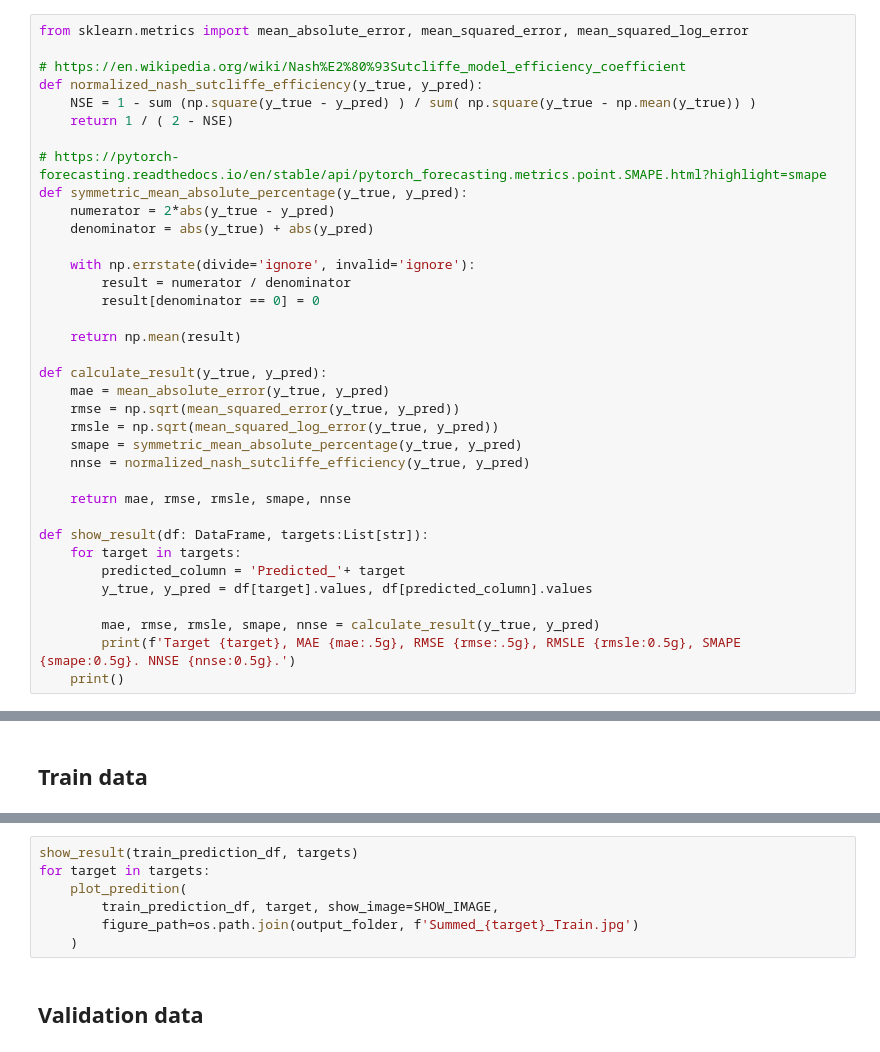
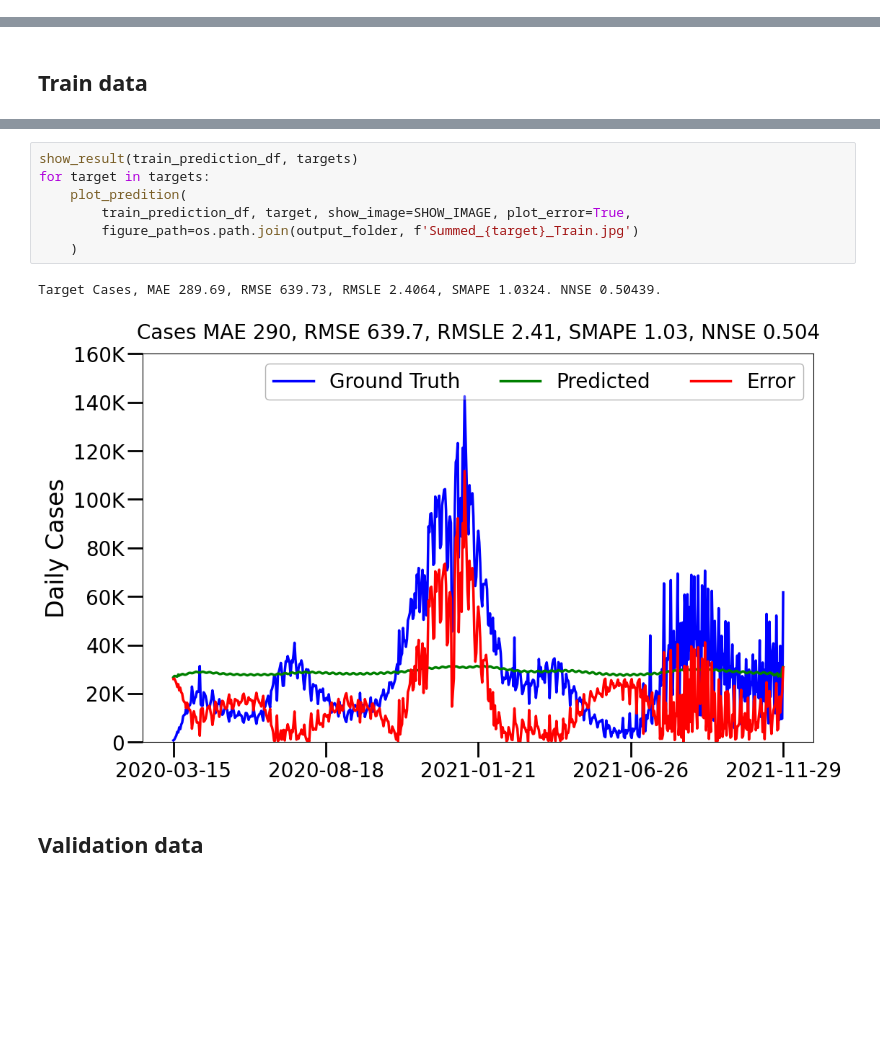
Before and after one commit to Data-ScienceHub/gpce-covid, a Jupyter notebook: Related Works/LSTM_train.ipynb, the cells around one changed output, grey strips where cells are left out. Drawn from its saved outputs; the diff is of its cells as text; blank space fills up the shorter version.

Commit message:
update related works training checkpoint

```diff
--- a/Related Works/LSTM_train.ipynb
+++ b/Related Works/LSTM_train.ipynb
@@ -345,36 +175,0 @@ def process_prediction(
-# %%
-from sklearn.metrics import mean_absolute_error, mean_squared_error, mean_squared_log_error
-
-# https://en.wikipedia.org/wiki/Nash%E2%80%93Sutcliffe_model_efficiency_coefficient
-def normalized_nash_sutcliffe_efficiency(y_true, y_pred):
-    NSE = 1 - sum (np.square(y_true - y_pred) ) / sum( np.square(y_true - np.mean(y_true)) )
-    return 1 / ( 2 - NSE)
-
-# https://pytorch-forecasting.readthedocs.io/en/stable/api/pytorch_forecasting.metrics.point.SMAPE.html?highlight=smape
-def symmetric_mean_absolute_percentage(y_true, y_pred):
-    numerator = 2*abs(y_true - y_pred)
-    denominator = abs(y_true) + abs(y_pred)
-
-    with np.errstate(divide='ignore', invalid='ignore'):
-        result = numerator / denominator
-        result[denominator == 0] = 0
-
-    return np.mean(result)
-
-def calculate_result(y_true, y_pred):
-    mae = mean_absolute_error(y_true, y_pred)
-    rmse = np.sqrt(mean_squared_error(y_true, y_pred))
-    rmsle = np.sqrt(mean_squared_log_error(y_true, y_pred))
-    smape = symmetric_mean_absolute_percentage(y_true, y_pred)
-    nnse = normalized_nash_sutcliffe_efficiency(y_true, y_pred)
-
-    return mae, rmse, rmsle, smape, nnse
-
-def show_result(df: DataFrame, targets:List[str]):
-    for target in targets:
-        predicted_column = 'Predicted_'+ target
-        y_true, y_pred = df[target].values, df[predicted_column].values
-
-        mae, rmse, rmsle, smape, nnse = calculate_result(y_true, y_pred)
-        print(f'Target {target}, MAE {mae:.5g}, RMSE {rmse:.5g}, RMSLE {rmsle:0.5g}, SMAPE {smape:0.5g}. NNSE {nnse:0.5g}.')
-    print()
@@ -456,10 +209,13 @@ print(train_prediction_df.describe())
 # %%
 show_result(train_prediction_df, targets)
 for target in targets:
     plot_predition(
-        train_prediction_df, target, show_image=SHOW_IMAGE,
+        train_prediction_df, target, show_image=SHOW_IMAGE, plot_error=True,
         figure_path=os.path.join(output_folder, f'Summed_{target}_Train.jpg')
     )
+# %% [output]
+Target Cases, MAE 289.69, RMSE 639.73, RMSLE 2.4064, SMAPE 1.0324. NNSE 0.50439.
+[figure, added]
 # %% [markdown]
 ## Validation data
 # %%
```
Also changed, not shown: parts of 31 cells of this notebook, 1 other file.
